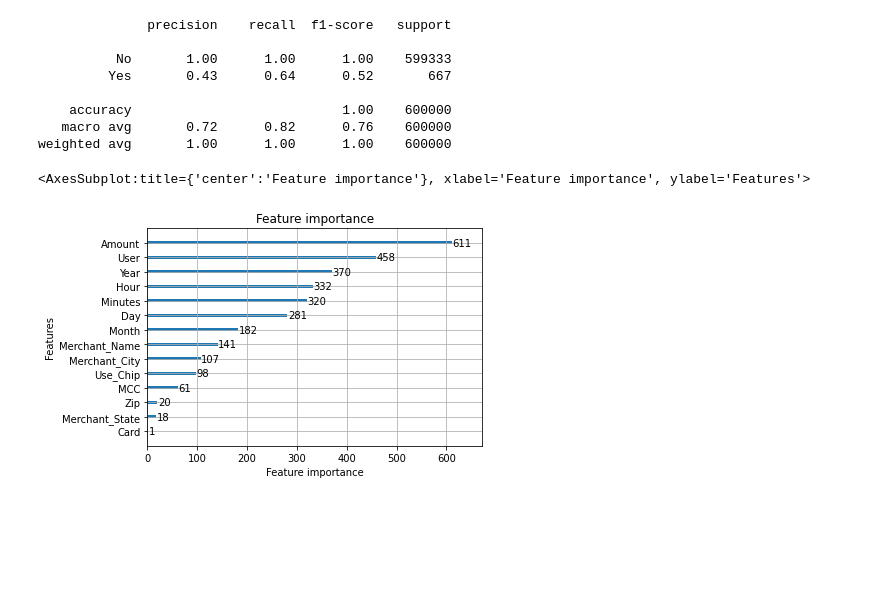
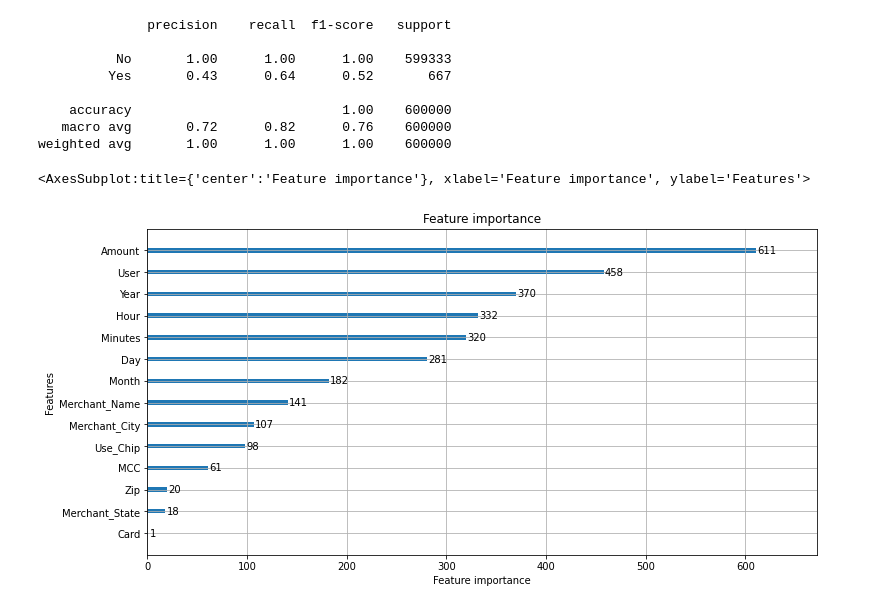
Before and after one commit to leandrofusco/Credit_Card_Transactions, a Jupyter notebook: notebook_inicio.ipynb, the cells around one changed output. Drawn from its saved outputs; the diff is of its cells as text; code cells hidden in the pictures; blank space fills up the shorter version.

```diff
--- a/notebook_inicio.ipynb
+++ b/notebook_inicio.ipynb
@@ -90,10 +109,10 @@ print(classification_report(y_test, y_pred))
 weighted avg       1.00      1.00      1.00    600000
 # %%
 from lightgbm import plot_importance
-plot_importance(model)
+plot_importance(model, figsize=(12,6))
 # %% [output]
 <AxesSubplot:title={'center':'Feature importance'}, xlabel='Feature importance', ylabel='Features'>
-[figure, old version]
+[figure, new version]
 # %%
 #Import the library
 import lime.lime_tabular
```
Also changed, not shown: parts of 10 cells of this notebook.
